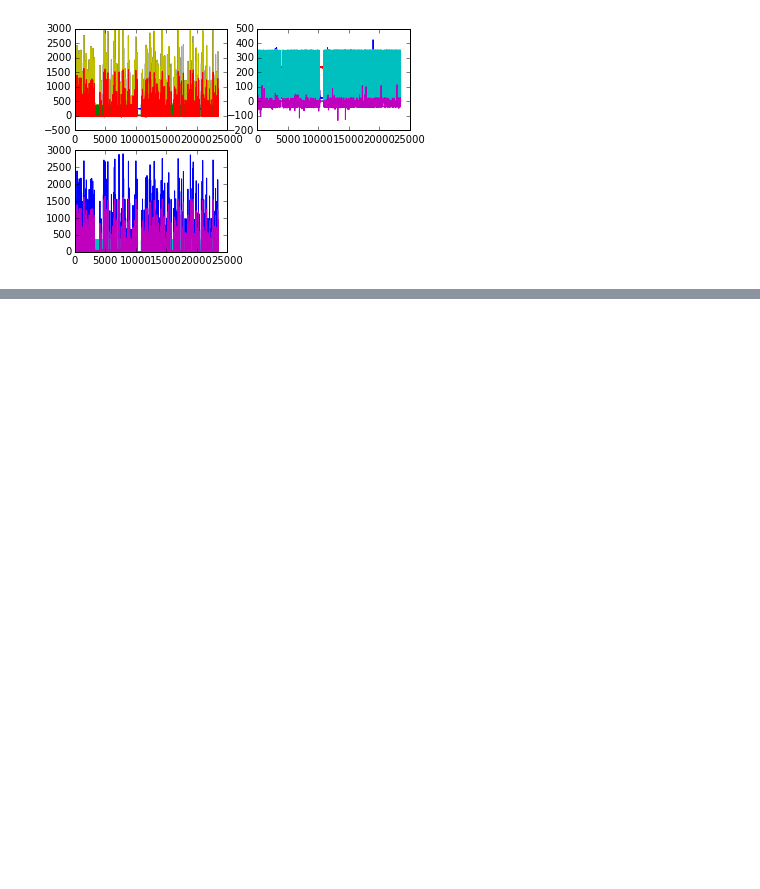
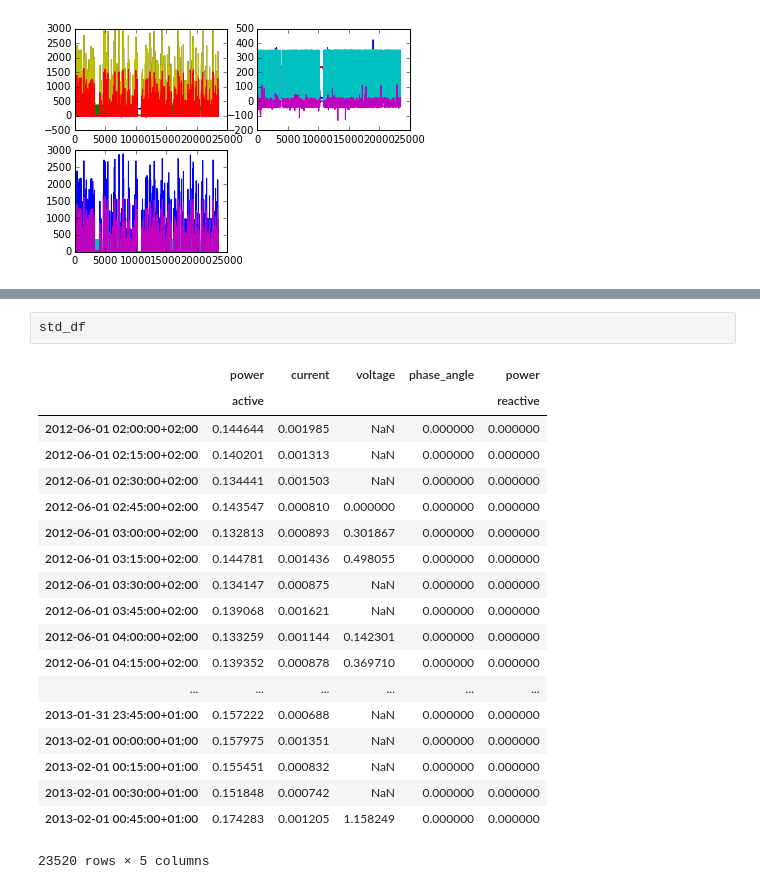
Before and after one commit to nipunbatra/NIOMTK, a Jupyter notebook: docs/Eco.ipynb, the cells around one changed output, grey strips where cells are left out. Cells and saved outputs as stored; diff of their text form; blank space fills up the shorter version.

```diff
--- a/docs/Eco.ipynb
+++ b/docs/Eco.ipynb
@@ -183,0 +205,22 @@ fig
+# %%
+std_df
+# %% [output]
+|  | power | current | voltage | phase_angle | power |
+|  | active |  |  |  | reactive |
+| 2012-06-01 02:00:00+02:00 | 0.144644 | 0.001985 | NaN | 0.000000 | 0.000000 |
+| 2012-06-01 02:15:00+02:00 | 0.140201 | 0.001313 | NaN | 0.000000 | 0.000000 |
+| 2012-06-01 02:30:00+02:00 | 0.134441 | 0.001503 | NaN | 0.000000 | 0.000000 |
+| 2012-06-01 02:45:00+02:00 | 0.143547 | 0.000810 | 0.000000 | 0.000000 | 0.000000 |
+| 2012-06-01 03:00:00+02:00 | 0.132813 | 0.000893 | 0.301867 | 0.000000 | 0.000000 |
+| 2012-06-01 03:15:00+02:00 | 0.144781 | 0.001436 | 0.498055 | 0.000000 | 0.000000 |
+| 2012-06-01 03:30:00+02:00 | 0.134147 | 0.000875 | NaN | 0.000000 | 0.000000 |
+| 2012-06-01 03:45:00+02:00 | 0.139068 | 0.001621 | NaN | 0.000000 | 0.000000 |
+| 2012-06-01 04:00:00+02:00 | 0.133259 | 0.001144 | 0.142301 | 0.000000 | 0.000000 |
+| 2012-06-01 04:15:00+02:00 | 0.139352 | 0.000878 | 0.369710 | 0.000000 | 0.000000 |
+| ... | ... | ... | ... | ... | ... |
+| 2013-01-31 23:45:00+01:00 | 0.157222 | 0.000688 | NaN | 0.000000 | 0.000000 |
+| 2013-02-01 00:00:00+01:00 | 0.157975 | 0.001351 | NaN | 0.000000 | 0.000000 |
+| 2013-02-01 00:15:00+01:00 | 0.155451 | 0.000832 | NaN | 0.000000 | 0.000000 |
+| 2013-02-01 00:30:00+01:00 | 0.151848 | 0.000742 | NaN | 0.000000 | 0.000000 |
+| 2013-02-01 00:45:00+01:00 | 0.174283 | 0.001205 | 1.158249 | 0.000000 | 0.000000 |
+23520 rows × 5 columns
```
Also changed, not shown: parts of 35 cells of this notebook.
